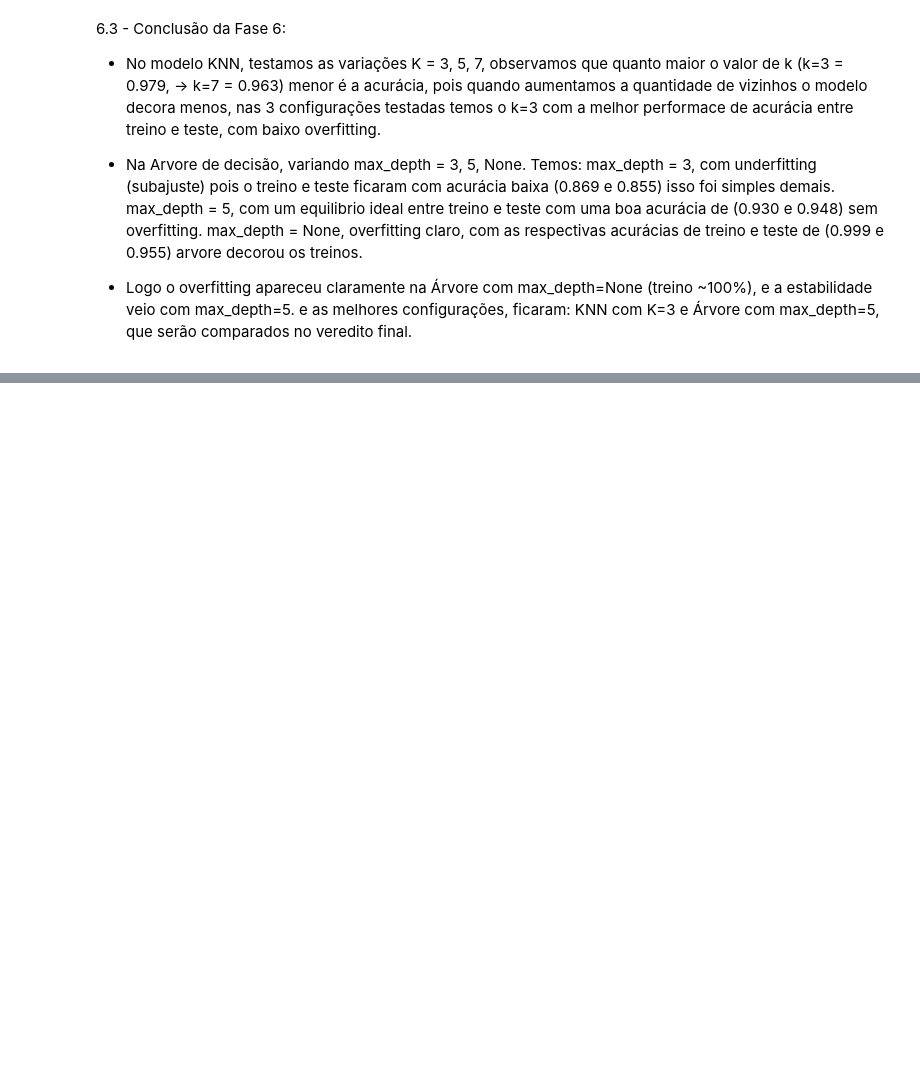
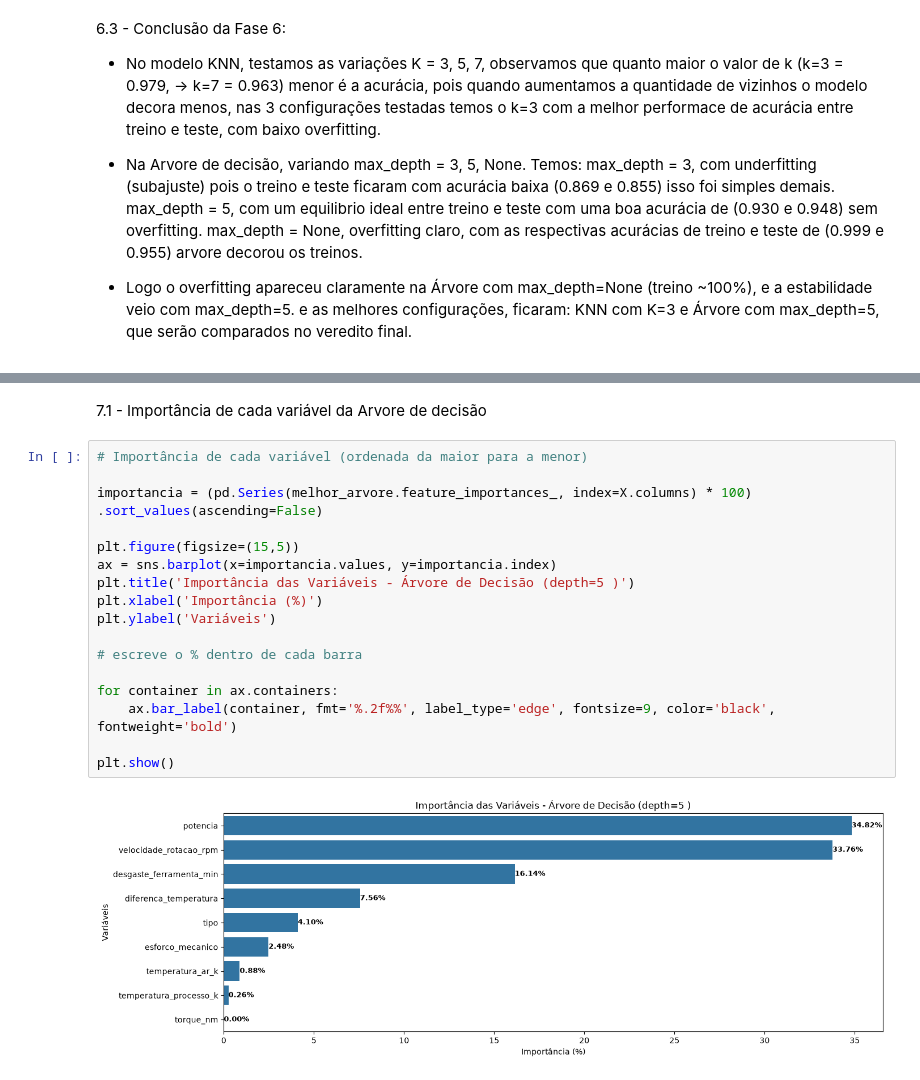
Before and after one commit to renatosadriano-debug/PROJETO-FINAL---ANALISE-DE-MANUTEN-DE-MAQUINAS-PARA-FABRICAS, a Jupyter notebook: notebook.ipynb, the cells around one changed output, grey strips where cells are left out. Saved outputs shown, nothing was run; the diff lists cells and outputs as text; blank space fills up the shorter version.

```diff
--- a/notebook.ipynb
+++ b/notebook.ipynb
@@ -470,0 +521,21 @@ Profundidade=None: Acurácia Treino = 0.999 | Acurácia Teste = 0.955
+# %% [markdown]
+7.1 - Importância de cada variável da Arvore de decisão
+# %%
+# Importância de cada variável (ordenada da maior para a menor)
+
+importancia = (pd.Series(melhor_arvore.feature_importances_, index=X.columns) * 100) .sort_values(ascending=False)
+
+plt.figure(figsize=(15,5))
+ax = sns.barplot(x=importancia.values, y=importancia.index)
+plt.title('Importância das Variáveis - Árvore de Decisão (depth=5 )')
+plt.xlabel('Importância (%)')
+plt.ylabel('Variáveis')
+
+# escreve o % dentro de cada barra
+
+for container in ax.containers:
+    ax.bar_label(container, fmt='%.2f%%', label_type='edge', fontsize=9, color='black', fontweight='bold')
+
+plt.show()
+# %% [output]
+[figure, added]
```
Also changed, not shown: parts of 4 cells of this notebook.
